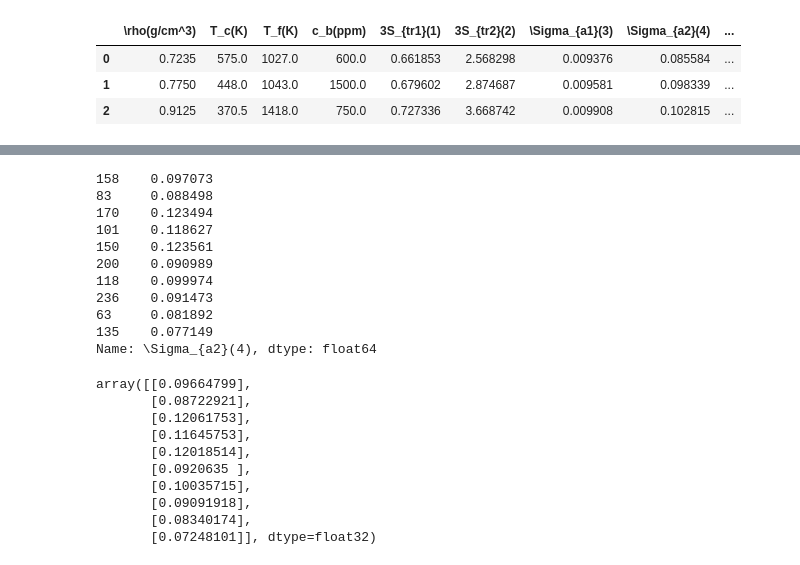
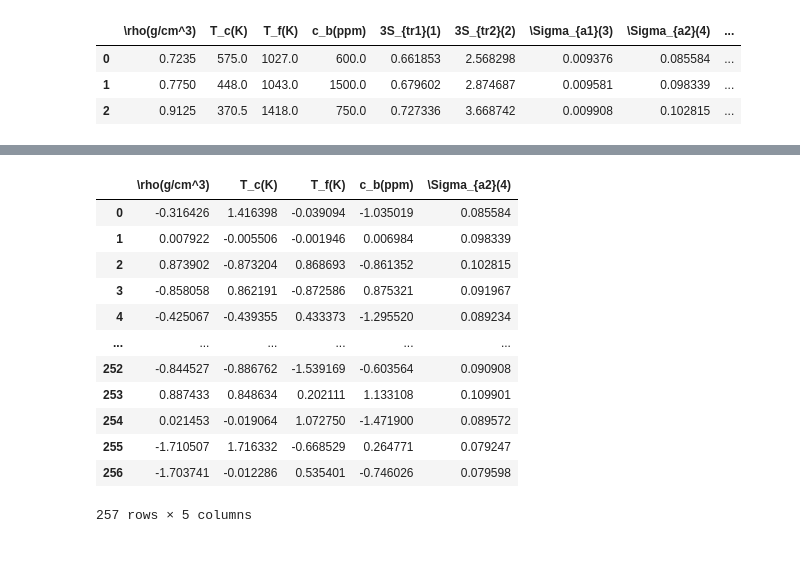
Before and after one commit to xxxyxxx16/portfolio_xxxyxxx, a Jupyter notebook: ML/Регрессия/Cross_sections/NN_S_a_2.ipynb, the cells around one changed output, grey strips where cells are left out. Saved outputs shown, nothing was run; the diff lists cells and outputs as text; code cells hidden in the pictures.

```diff
--- a/ML/Регрессия/Cross_sections/NN_S_a_2.ipynb
+++ b/ML/Регрессия/Cross_sections/NN_S_a_2.ipynb
@@ -39,0 +23,3 @@ test_dataset.head(3)
+# %%
+df = df[names]
+df.head(3)
@@ -998,31 +37,0 @@ plot_history(history, 0.00001)
-# %%
-# Тренировочные данные
-
-train_labels.head(10)
-# %% [output]
-158    0.097073
-83     0.088498
-170    0.123494
-101    0.118627
-150    0.123561
-200    0.090989
-118    0.099974
-236    0.091473
-63     0.081892
-135    0.077149
-Name: \Sigma_{a2}(4), dtype: float64
-# %%
-# Предсказанные данные
-
-model.predict(normed_train_data)[0:10]
-# %% [output]
-array([[0.09664799],
-       [0.08722921],
-       [0.12061753],
-       [0.11645753],
-       [0.12018514],
-       [0.0920635 ],
-       [0.10035715],
-       [0.09091918],
-       [0.08340174],
-       [0.07248101]], dtype=float32)
@@ -1028,0 +43,16 @@ array([[0.09664799],
+# %%
+df_features_norm
+# %% [output]
+|  | \rho(g/cm^3) | T_c(K) | T_f(K) | c_b(ppm) | \Sigma_{a2}(4) |
+| 0 | -0.316426 | 1.416398 | -0.039094 | -1.035019 | 0.085584 |
+| 1 | 0.007922 | -0.005506 | -0.001946 | 0.006984 | 0.098339 |
+| 2 | 0.873902 | -0.873204 | 0.868693 | -0.861352 | 0.102815 |
+| 3 | -0.858058 | 0.862191 | -0.872586 | 0.875321 | 0.091967 |
+| 4 | -0.425067 | -0.439355 | 0.433373 | -1.295520 | 0.089234 |
+| ... | ... | ... | ... | ... | ... |
+| 252 | -0.844527 | -0.886762 | -1.539169 | -0.603564 | 0.090908 |
+| 253 | 0.887433 | 0.848634 | 0.202111 | 1.133108 | 0.109901 |
+| 254 | 0.021453 | -0.019064 | 1.072750 | -1.471900 | 0.089572 |
+| 255 | -1.710507 | 1.716332 | -0.668529 | 0.264771 | 0.079247 |
+| 256 | -1.703741 | -0.012286 | 0.535401 | -0.746026 | 0.079598 |
+257 rows × 5 columns
```
Also changed, not shown: parts of 115 cells of this notebook, 2 other files.
